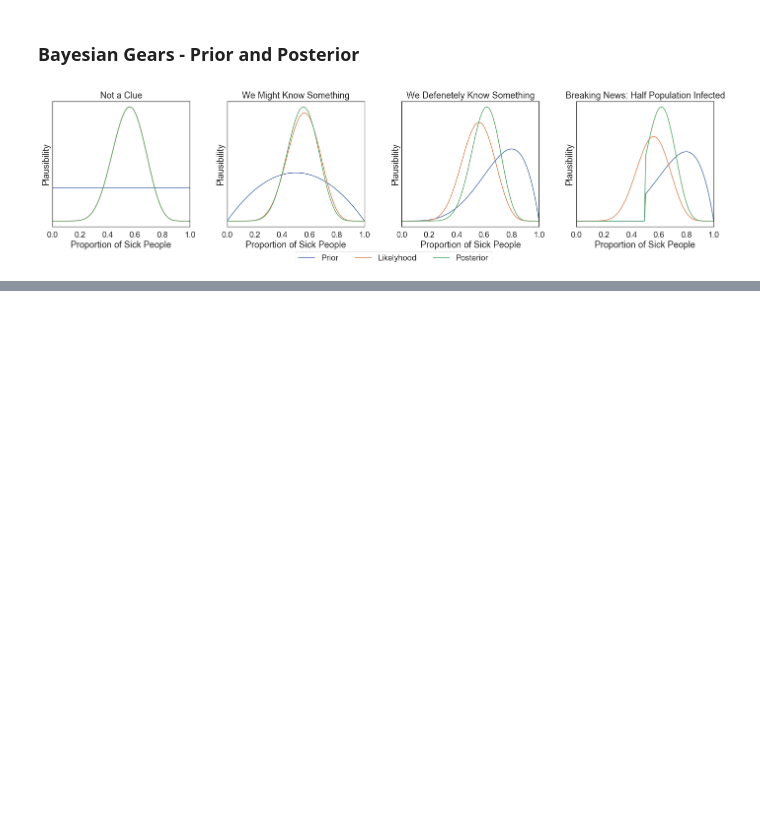
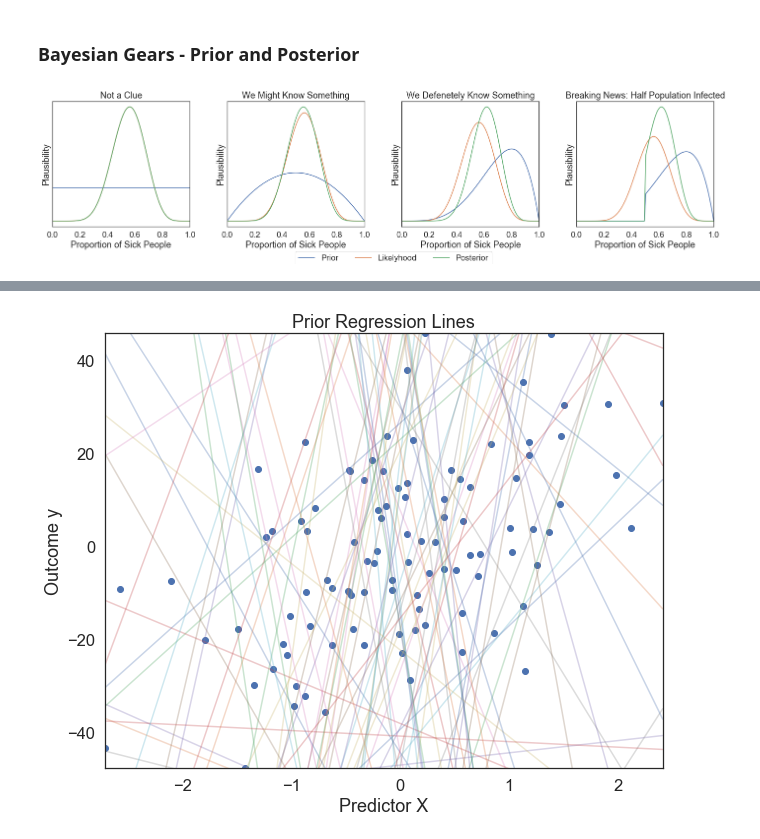
Before and after one commit to vb690/introduction_bayesian_analysis, a Jupyter notebook: workshop_slides.ipynb, the cells around one changed output, grey strips where cells are left out. Drawn from its saved outputs; the diff is of its cells as text; code cells hidden in the pictures; blank space fills up the shorter version.

```diff
--- a/workshop_slides.ipynb
+++ b/workshop_slides.ipynb
@@ -222,0 +235,11 @@ visualize_bivariate_regression(
+# %%
+from modules.stats.models import BivariateNormalRegression
+
+model = BivariateNormalRegression(
+    intercept_prior=(0, 100),
+    slope_prior=(0, 100),
+    likelyhood_sigma_prior=100,
+    X=X,
+    y=y
+)
+model.show_plate()
@@ -222,0 +248,4 @@ visualize_bivariate_regression(
+# %%
+model.show_prior_summary()
+# %% [output]
+[figure, added]
```
Also changed, not shown: parts of 23 cells of this notebook, 5 other files.
